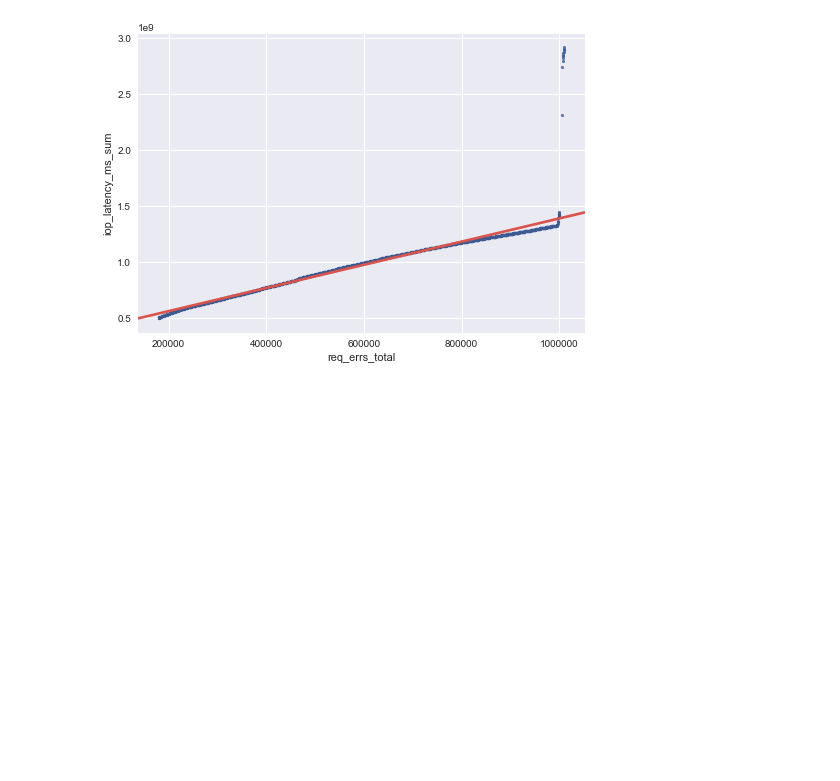
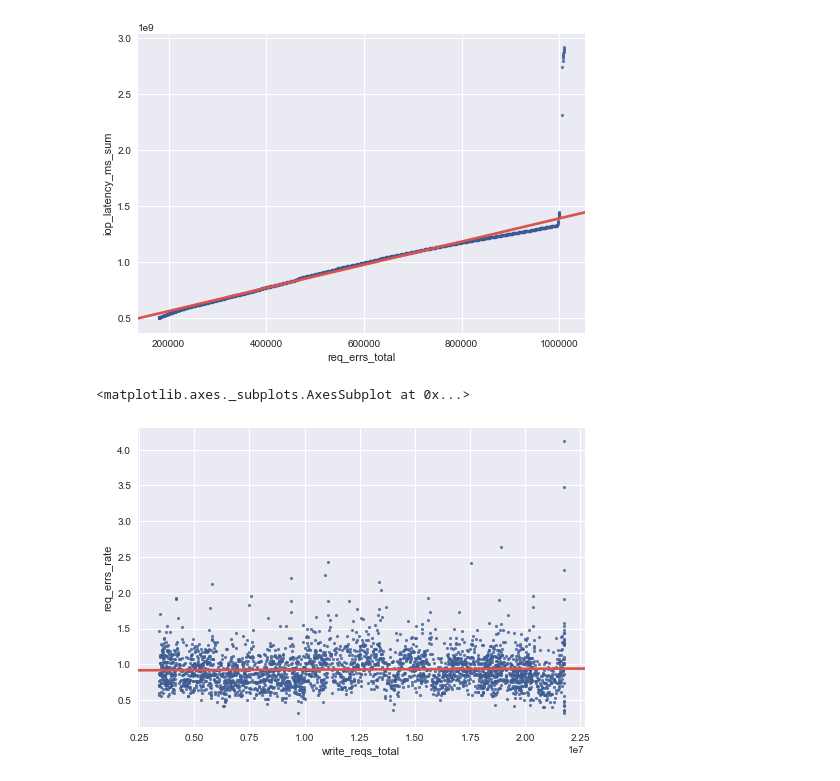
Before and after one commit to TheAviat0r/BC_thesis, a Jupyter notebook: final_thesis.ipynb, the cells around one changed output. Saved outputs shown, nothing was run; the diff lists cells and outputs as text; code cells hidden in the pictures; blank space fills up the shorter version.

```diff
--- a/final_thesis.ipynb
+++ b/final_thesis.ipynb
@@ -325,3 +226,9 @@ sns.regplot(x='req_errs_total', y='iop_latency_ms_sum', data=example_node,
 # %% [output]
 <matplotlib.axes._subplots.AxesSubplot at 0x...>
 [figure]
+# %%
+sns.regplot(x='write_reqs_total', y='req_errs_rate', data=example_node,
+            scatter_kws={"color": sns.xkcd_rgb["denim blue"], "s":10}, line_kws={"color": sns.xkcd_rgb["pale red"]})
+# %% [output]
+<matplotlib.axes._subplots.AxesSubplot at 0x...>
+[figure, added]
```
Also changed, not shown: parts of 32 cells of this notebook.
